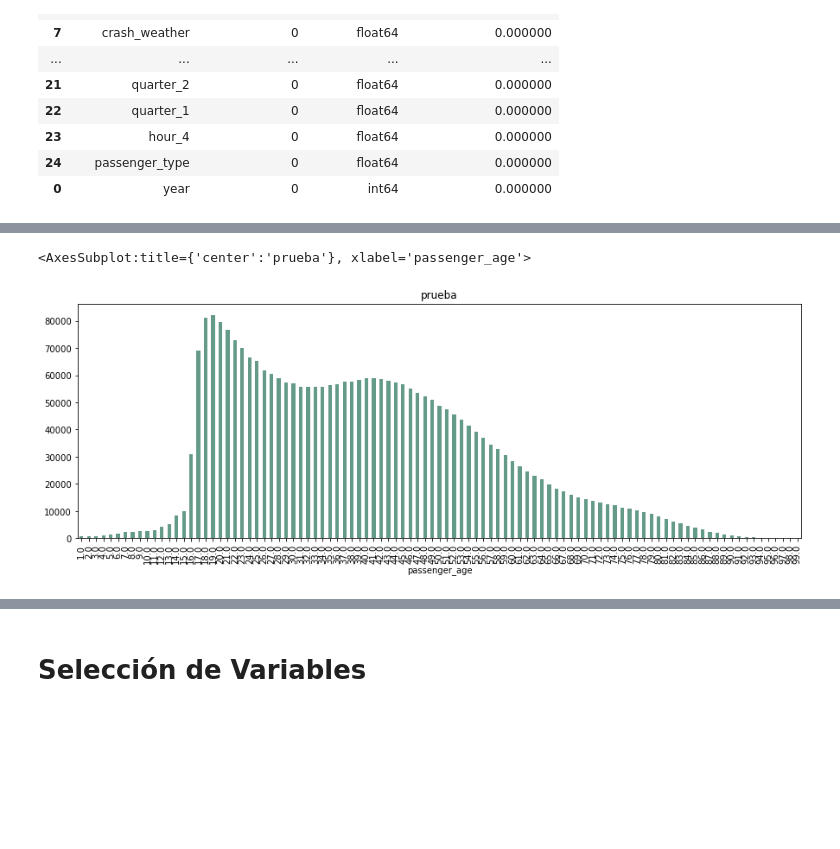
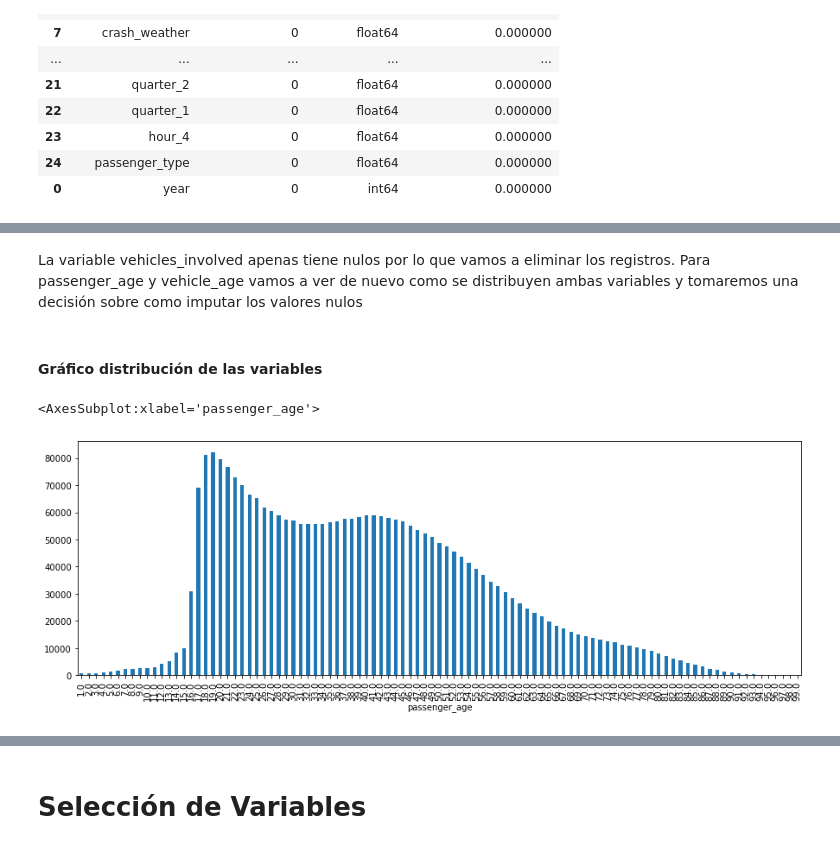
Before and after one commit to AMM53/Accidents-Prediction, a Jupyter notebook: notebooks/FeatureEngineering.ipynb, the cells around one changed output, grey strips where cells are left out. Drawn from its saved outputs; the diff is of its cells as text; code cells hidden in the pictures; blank space fills up the shorter version.

```diff
--- a/notebooks/FeatureEngineering.ipynb
+++ b/notebooks/FeatureEngineering.ipynb
@@ -144,7 +134,7 @@ for i in columnasfecha:
     onehotencoder = OneHotEncoder(handle_unknown="ignore")
     array = xtrain[i].values.reshape(-1,1)
     df_temp = onehotencoder.fit_transform(array)
-    colnames = onehotencoder.get_feature_names_out([i])
+    colnames = onehotencoder.get_feature_names([i])
     df_temp = pd.DataFrame(df_temp.toarray(), columns = colnames)
     xtrain.index = df_temp.index
     xtrain = pd.concat([df_temp, xtrain], axis=1)
@@ -159,7 +149,7 @@ for i in columnasfecha:
     onehotencoder = OneHotEncoder(handle_unknown="ignore")
     array = xtest[i].values.reshape(-1,1)
     df_temp = onehotencoder.fit_transform(array)
-    colnames = onehotencoder.get_feature_names_out([i])
+    colnames = onehotencoder.get_feature_names([i])
     df_temp = pd.DataFrame(df_temp.toarray(), columns = colnames)
     xtest.index = df_temp.index
     xtest = pd.concat([df_temp, xtest], axis=1)
@@ -212,7 +242,11 @@ nulos_col.sort_values(['missing_value', 'feature_type', 'columns_percentage'], a
+# %% [markdown]
+La variable vehicles_involved apenas tiene nulos por lo que vamos a eliminar los registros. Para passenger_age y vehicle_age vamos a ver de nuevo como se distribuyen ambas variables y tomaremos una decisión sobre como imputar los valores nulos
+# %% [markdown]
+#### Gráfico distribución de las variables
 # %%
-#analysis = xd.groupby(('passenger_age'))['fatality'].count()
+#passenger_age plot
 plt.figure(figsize=(15,5))
-pd.concat([xtrain, pd.DataFrame(ytrain)], axis=1).groupby(('passenger_age'))['fatality'].count().plot(kind="bar", title="prueba", color = "#639A88")
+pd.concat([xtrain, pd.DataFrame(ytrain)], axis=1).groupby(('passenger_age'))['fatality'].count().plot(kind="bar")
 # %% [output]
-<AxesSubplot:title={'center':'prueba'}, xlabel='passenger_age'>
+<AxesSubplot:xlabel='passenger_age'>
-[figure, old version]
+[figure, new version]
```
Also changed, not shown: parts of 16 cells of this notebook.
